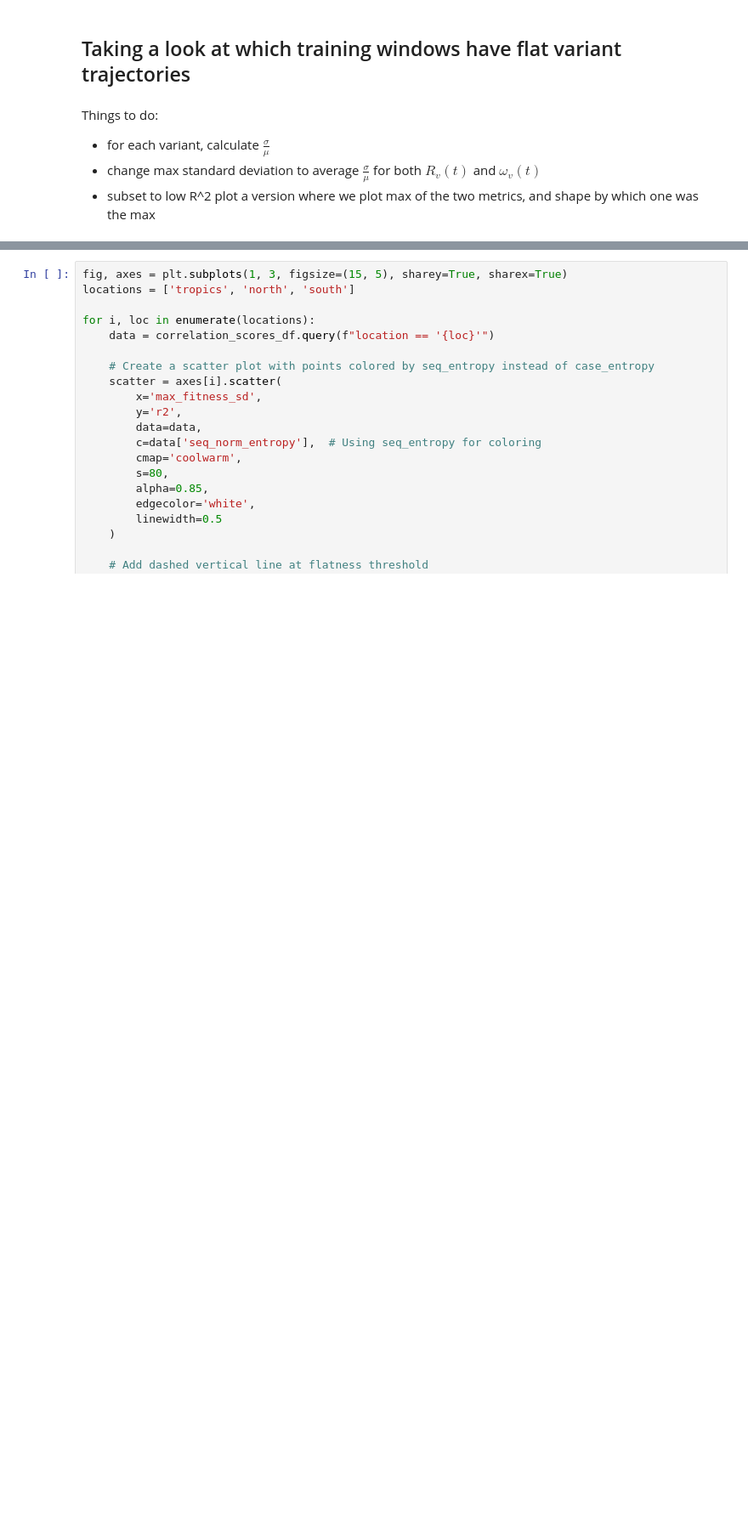
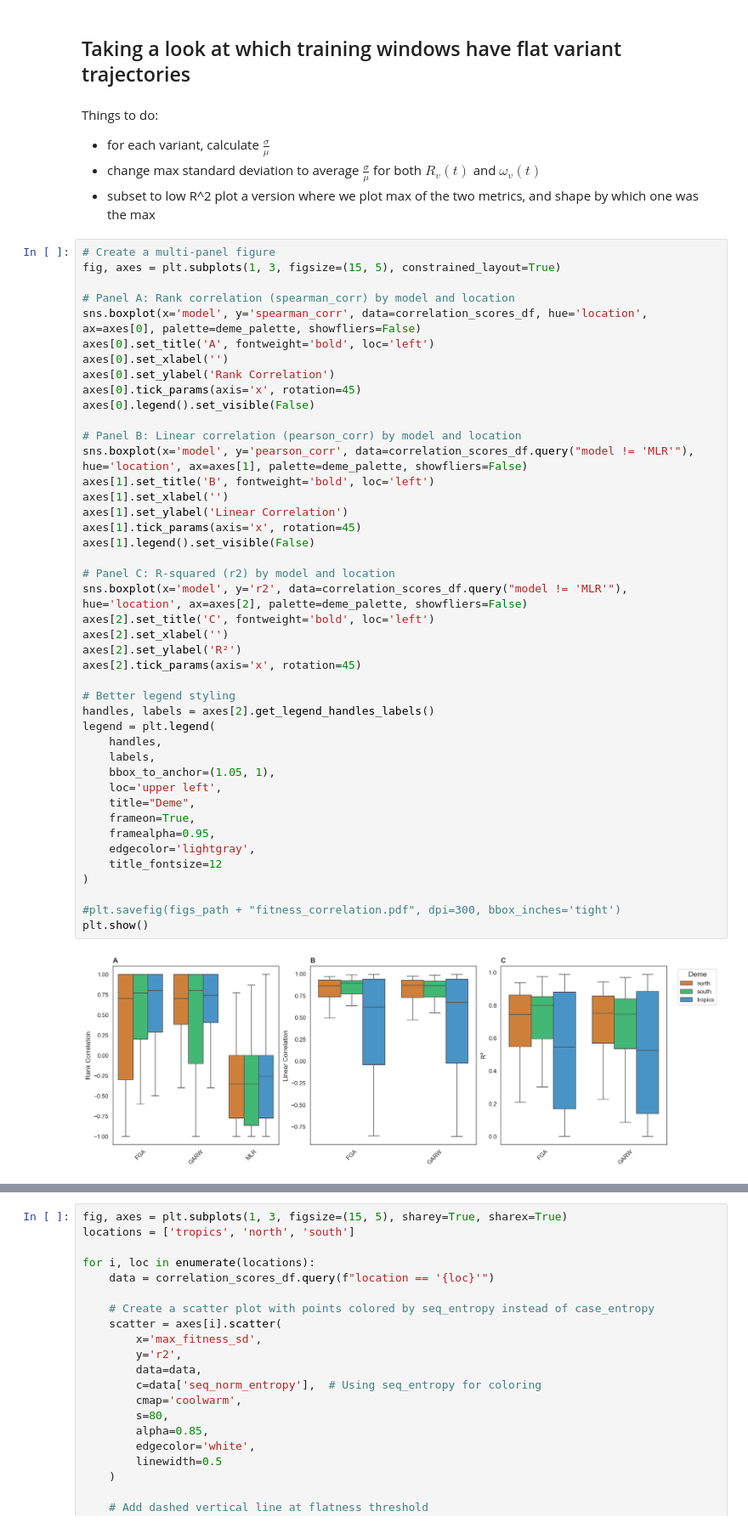
Before and after one commit to matsengrp/antigen-forecasting, a Jupyter notebook: notebooks/fitness-corr.ipynb, the cells around one changed output, grey strips where cells are left out. Shown at 85% size. Saved outputs shown, nothing was run; the diff lists cells and outputs as text; blank space fills up the shorter version.

Commit message:
add new fitness plots and make fitness schematic horizontal

```diff
--- a/notebooks/fitness-corr.ipynb
+++ b/notebooks/fitness-corr.ipynb
@@ -842,6 +844,51 @@ Things to do:
 * for each variant, calculate $\frac{\sigma}{\mu}$
 * change max standard deviation to average $\frac{\sigma}{\mu}$ for both $R_v(t)$ and $\omega_v(t)$
 * subset to low R^2 plot a version where we plot max of the two metrics, and shape by which one was the max
+# %%
+# Create a multi-panel figure
+fig, axes = plt.subplots(1, 3, figsize=(15, 5), constrained_layout=True)
+
+# Panel A: Rank correlation (spearman_corr) by model and location
+sns.boxplot(x='model', y='spearman_corr', data=correlation_scores_df, hue='location', ax=axes[0], palette=deme_palette, showfliers=False)
+axes[0].set_title('A', fontweight='bold', loc='left')
+axes[0].set_xlabel('')
+axes[0].set_ylabel('Rank Correlation')
+axes[0].tick_params(axis='x', rotation=45)
+axes[0].legend().set_visible(False)
+
+# Panel B: Linear correlation (pearson_corr) by model and location
+sns.boxplot(x='model', y='pearson_corr', data=correlation_scores_df.query("model != 'MLR'"), hue='location', ax=axes[1], palette=deme_palette, showfliers=False)
+axes[1].set_title('B', fontweight='bold', loc='left')
+axes[1].set_xlabel('')
+axes[1].set_ylabel('Linear Correlation')
+axes[1].tick_params(axis='x', rotation=45)
+axes[1].legend().set_visible(False)
+
+# Panel C: R-squared (r2) by model and location
+sns.boxplot(x='model', y='r2', data=correlation_scores_df.query("model != 'MLR'"), hue='location', ax=axes[2], palette=deme_palette, showfliers=False)
+axes[2].set_title('C', fontweight='bold', loc='left')
+axes[2].set_xlabel('')
+axes[2].set_ylabel('R²')
+axes[2].tick_params(axis='x', rotation=45)
+
+# Better legend styling
+handles, labels = axes[2].get_legend_handles_labels()
+legend = plt.legend(
+    handles,
+    labels,
+    bbox_to_anchor=(1.05, 1),
+    loc='upper left',
+    title="Deme",
+    frameon=True,
+    framealpha=0.95,
+    edgecolor='lightgray',
+    title_fontsize=12
+)
+
+#plt.savefig(figs_path + "fitness_correlation.pdf", dpi=300, bbox_inches='tight')
+plt.show()
+# %% [output]
+[figure, added]
 # %%
 fig, axes = plt.subplots(1, 3, figsize=(15, 5), sharey=True, sharex=True)
 locations = ['tropics', 'north', 'south']
```
Also changed, not shown: parts of 47 cells of this notebook.
